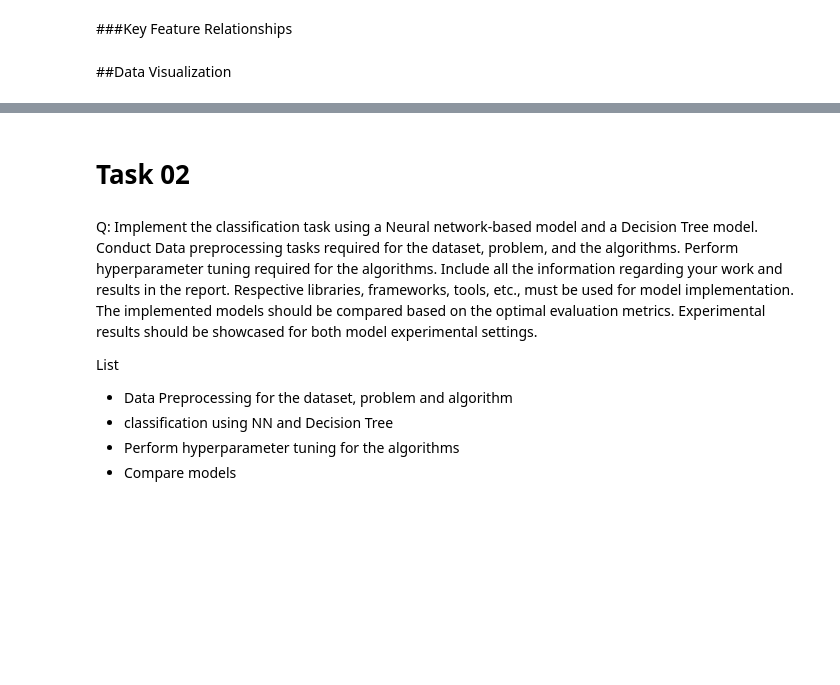
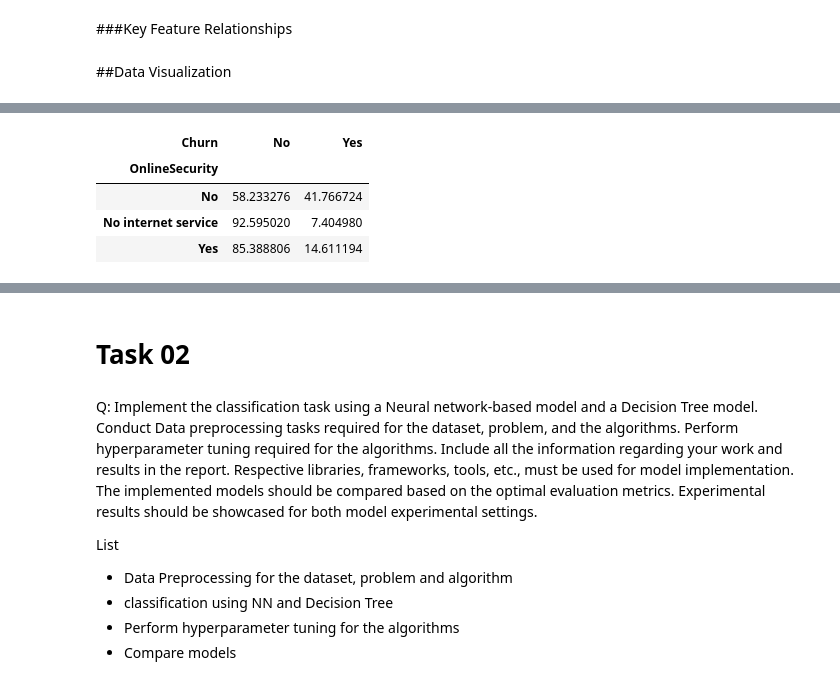
Before and after one commit to Wishmiii/Customer-Churn-Prediction-System-ML, a Jupyter notebook: CustomerChurnPredictionSystem.ipynb, the cells around one changed output, grey strips where cells are left out. Cells and saved outputs as stored; diff of their text form; code cells hidden in the pictures; blank space fills up the shorter version.

```diff
--- a/CustomerChurnPredictionSystem.ipynb
+++ b/CustomerChurnPredictionSystem.ipynb
@@ -331,3 +499,12 @@ pd.crosstab(df['MultipleLines'],df['Churn'])
+# %%
+churn_by_sec = pd.crosstab(df['OnlineSecurity'], df['Churn'], normalize='index') * 100
+churn_by_sec
+# %% [output]
+| Churn | No | Yes |
+| OnlineSecurity |  |  |
+| No | 58.233276 | 41.766724 |
+| No internet service | 92.595020 | 7.404980 |
+| Yes | 85.388806 | 14.611194 |
 # %%
 # pd.crosstab(df['OnlineSecurity'],df['Churn'])
 df['OnlineSecurity'].value_counts(normalize=True)*100
```
Also changed, not shown: parts of 82 cells of this notebook.
